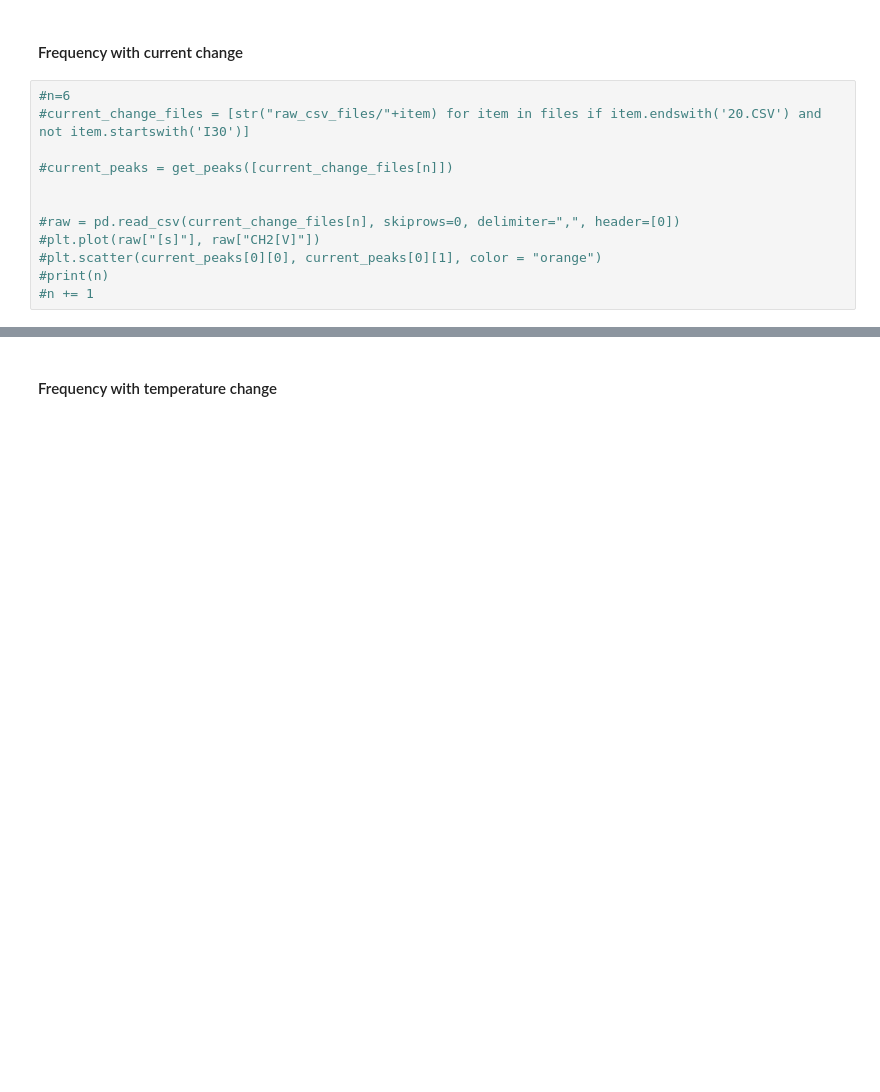
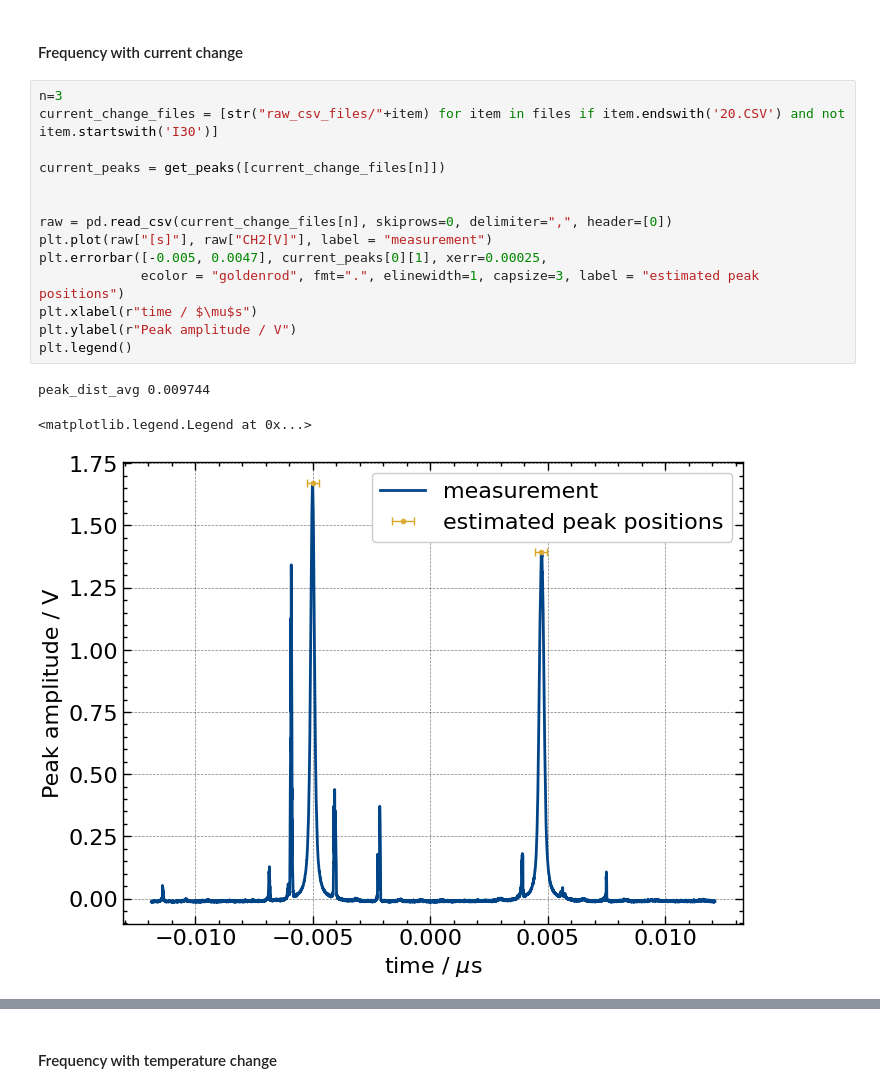
Before and after one commit to KemalOenen/advanced_labcourse, a Jupyter notebook: E110/data_analysis.ipynb, the cells around one changed output, grey strips where cells are left out. Cells and saved outputs as stored; diff of their text form; blank space fills up the shorter version.

```diff
--- a/E110/data_analysis.ipynb
+++ b/E110/data_analysis.ipynb
@@ -202,17 +208,23 @@ files = os.listdir("raw_csv_files")
 # %% [markdown]
 #### Frequency with current change
 # %%
-#n=6
-#current_change_files = [str("raw_csv_files/"+item) for item in files if item.endswith('20.CSV') and not item.startswith('I30')]
+n=3
+current_change_files = [str("raw_csv_files/"+item) for item in files if item.endswith('20.CSV') and not item.startswith('I30')]
 
-#current_peaks = get_peaks([current_change_files[n]])
+current_peaks = get_peaks([current_change_files[n]])
 
 
-#raw = pd.read_csv(current_change_files[n], skiprows=0, delimiter=",", header=[0])
-#plt.plot(raw["[s]"], raw["CH2[V]"])
-#plt.scatter(current_peaks[0][0], current_peaks[0][1], color = "orange")
-#print(n)
-#n += 1
+raw = pd.read_csv(current_change_files[n], skiprows=0, delimiter=",", header=[0])
+plt.plot(raw["[s]"], raw["CH2[V]"], label = "measurement")
+plt.errorbar([-0.005, 0.0047], current_peaks[0][1], xerr=0.00025,
+             ecolor = "goldenrod", fmt=".", elinewidth=1, capsize=3, label = "estimated peak positions")
+plt.xlabel(r"time / $\mu$s")
+plt.ylabel(r"Peak amplitude / V")
+plt.legend()
+# %% [output]
+peak_dist_avg 0.009744
+<matplotlib.legend.Legend at 0x...>
+[figure, added]
 # %%
 ## analysis for current
 current_change_files = [str("raw_csv_files/"+item) for item in files if item.endswith('20.CSV') and not item.startswith(r'I30\d')]
```
Also changed, not shown: parts of 5 cells of this notebook.
